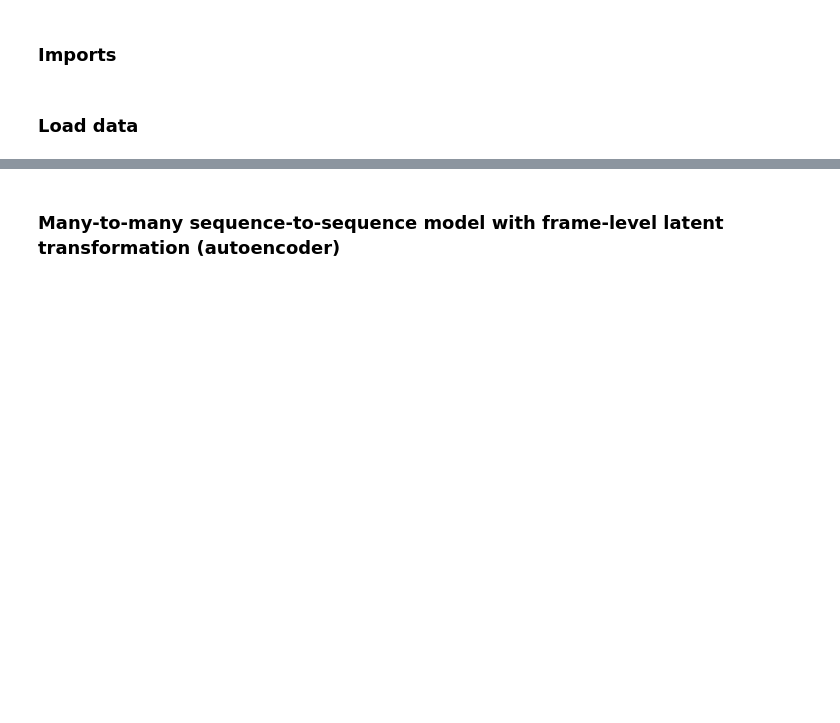
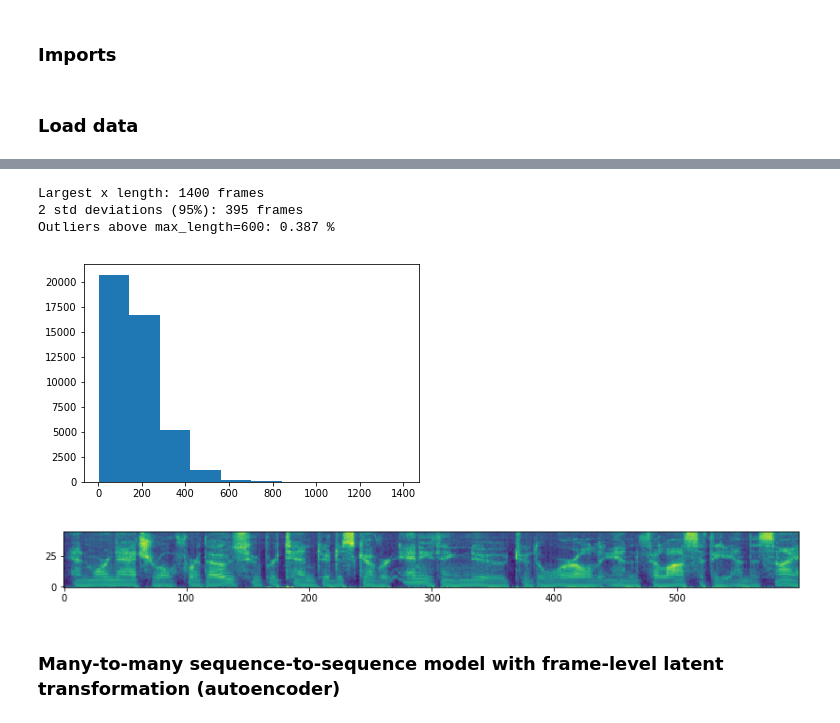
Before and after one commit to kamperh/suzerospeech2019, a Jupyter notebook: notebooks/19_02_01_RPE_example_vq-vae_and_cat-vae.ipynb, the cells around one changed output, grey strips where cells are left out. Saved outputs shown, nothing was run; the diff lists cells and outputs as text; code cells hidden in the pictures; blank space fills up the shorter version.

```diff
--- a/notebooks/19_02_01_RPE_example_vq-vae_and_cat-vae.ipynb
+++ b/notebooks/19_02_01_RPE_example_vq-vae_and_cat-vae.ipynb
@@ -46,0 +113,17 @@ dim_frame = 13
+# %%
+max_length = 600
+num_outliers = 0
+two_std = np.mean(train_x_lengths) + 2*np.std(train_x_lengths)
+for x_length in train_x_lengths:
+    num_outliers += 1 if x_length > max_length else 0
+
+# Display train_x_length stats
+plt.hist(train_x_lengths)
+print("Largest x length: {:d} frames".format(np.max(train_x_lengths)))
+print("2 std deviations (95%): {:d} frames".format(int(round(two_std))))
+print("Outliers above max_length={:d}: {:.3f} %".format(max_length, num_outliers/len(train_x_lengths)*100))
+# %% [output]
+Largest x length: 1400 frames
+2 std deviations (95%): 395 frames
+Outliers above max_length=600: 0.387 %
+[figure, added]
@@ -47,3 +141,8 @@ dim_frame = 13
+# %%
+plt.figure(figsize=(14, 8))
+plt.imshow(train_x_data[14473].T, origin="bottom");
+# %% [output]
+[figure, added]
 # %% [markdown]
 ### Many-to-many sequence-to-sequence model with frame-level latent transformation (autoencoder)
 # %%
```
Also changed, not shown: parts of 18 cells of this notebook, 2 other files.
